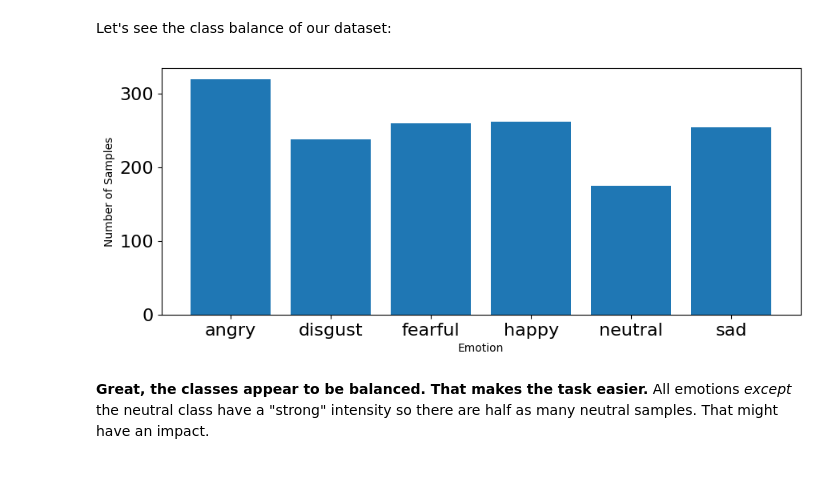
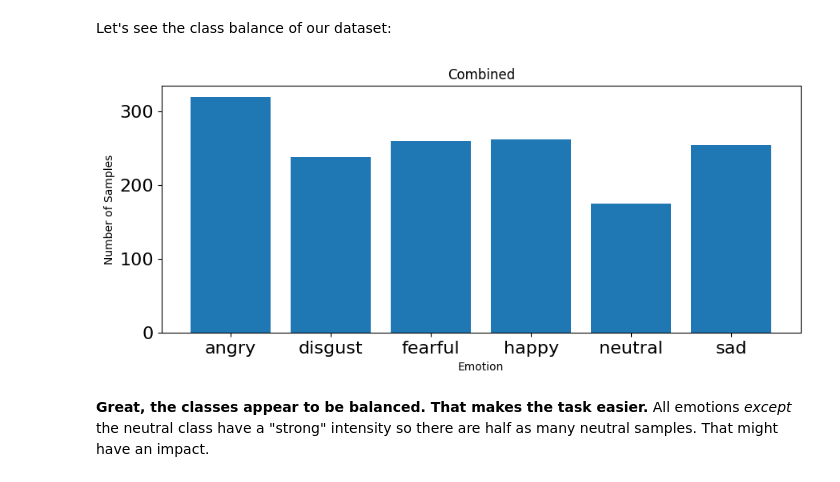
Before and after one commit to rdezwart/Week3-Machine_Learning, a Jupyter notebook: Week_3_MachineLearning.ipynb, the cells around one changed output. Drawn from its saved outputs; the diff is of its cells as text; code cells hidden in the pictures.

```diff
--- a/Week_3_MachineLearning.ipynb
+++ b/Week_3_MachineLearning.ipynb
@@ -220,17 +229,17 @@ Loading EmoDB...
 Loading Combined...
 Finished!
 # %%
-# Use this one to read from audio files
+# Select the dataset we're currently considering for everything below
 CURRENT_DATASET = 3
 
 if CURRENT_DATASET == 1:
-    features, emotions, genders = ravdess_X, ravdess_y, ravdess_g
+    features, emotions = ravdess_X, ravdess_y
     dataset_title = "RAVDESS"
 elif CURRENT_DATASET == 2:
-    features, emotions, genders = emodb_X, emodb_y, emodb_g
+    features, emotions = emodb_X, emodb_y
     dataset_title = "EmoDB"
 elif CURRENT_DATASET == 3:
-    features, emotions, genders = combined_X, combined_y, combined_g
+    features, emotions = combined_X, combined_y
     dataset_title = "Combined"
 # %% [markdown]
 let's see if they have been loaded correctly!
@@ -273,17 +282,18 @@ Let's see the class balance of our dataset:
 # %%
 # plot emotions
 plt.figure(figsize=(35,4))
 plt.subplot(1,3,1)
 #np.unique returns ordered list of unique elements and count of each element
 emotion_list, count = np.unique(emotions, return_counts=True)
 plt.bar(x=range(len(emotion_list)), height=count)
 plt.xticks(ticks=range(len(emotion_list)), labels = [emotion for emotion in emotion_list],fontsize=10)
 plt.xlabel('Emotion')
 plt.tick_params(labelsize=16)
 plt.ylabel('Number of Samples')
+plt.title(dataset_title)
 plt.show()
 # %% [output]
-[figure, old version]
+[figure, new version]
 # %% [markdown]
 **Great, the classes appear to be balanced. That makes the task easier.** All emotions _except_ the neutral class have a "strong" intensity so there are half as many neutral samples. That might have an impact.
 # %% [markdown]
```
Also changed, not shown: parts of 14 cells of this notebook.
